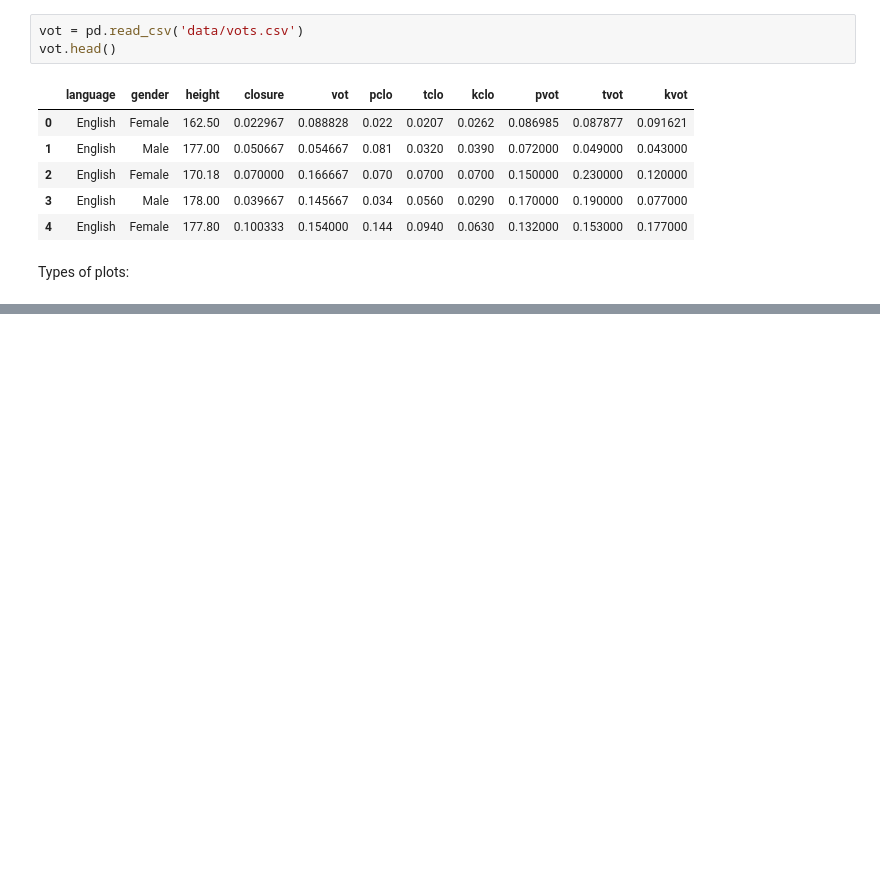
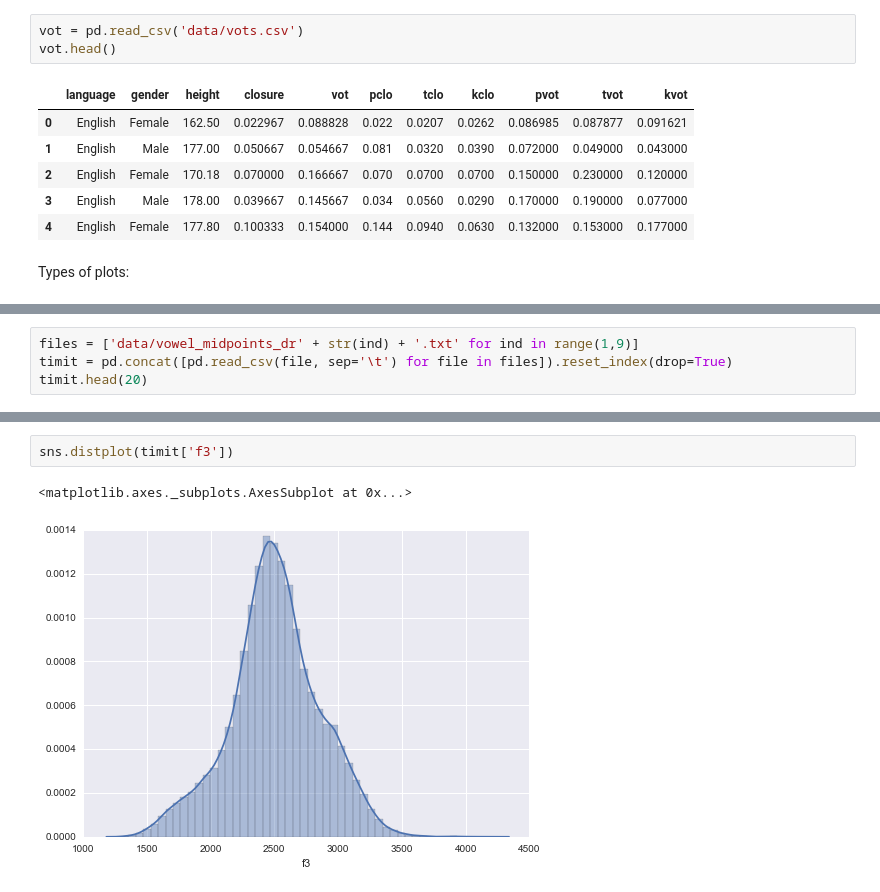
Before and after one commit to ds-modules/LINGUIS-110, a Jupyter notebook: Exploration.ipynb, the cells around one changed output, grey strips where cells are left out. Cells and saved outputs as stored; diff of their text form; blank space fills up the shorter version.

Commit message:
timit data joined

```diff
--- a/Exploration.ipynb
+++ b/Exploration.ipynb
@@ -53,0 +58,4 @@ vot.plot.scatter("height",  "vot")
+# %%
+files = ['data/vowel_midpoints_dr' + str(ind) + '.txt' for ind in range(1,9)]
+timit = pd.concat([pd.read_csv(file, sep='\t') for file in files]).reset_index(drop=True)
+timit.head(20)
@@ -53,0 +80,5 @@ vot.plot.scatter("height",  "vot")
+# %%
+sns.distplot(timit['f3'])
+# %% [output]
+<matplotlib.axes._subplots.AxesSubplot at 0x...>
+[figure, added]
```
Also changed, not shown: parts of 11 cells of this notebook.
